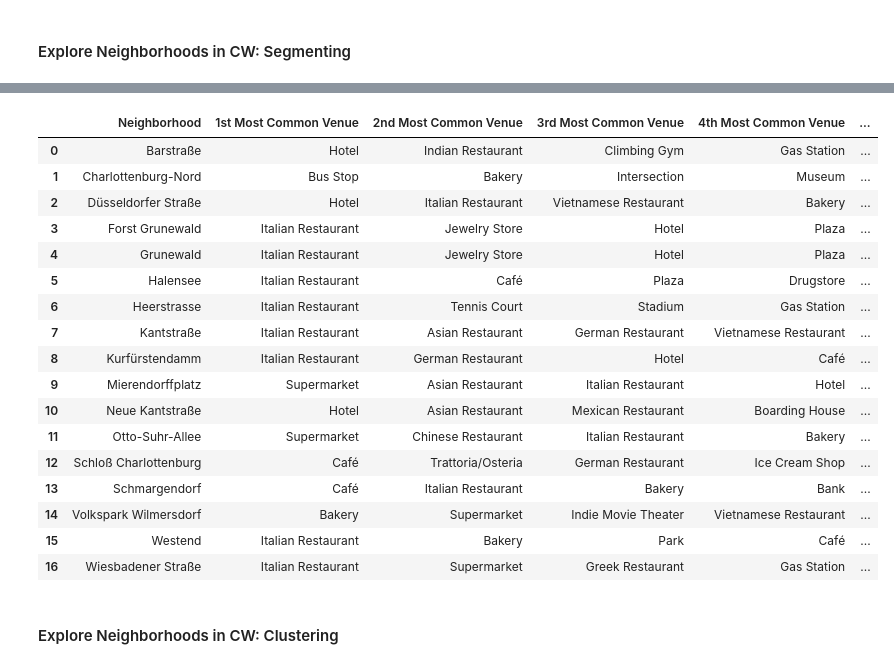
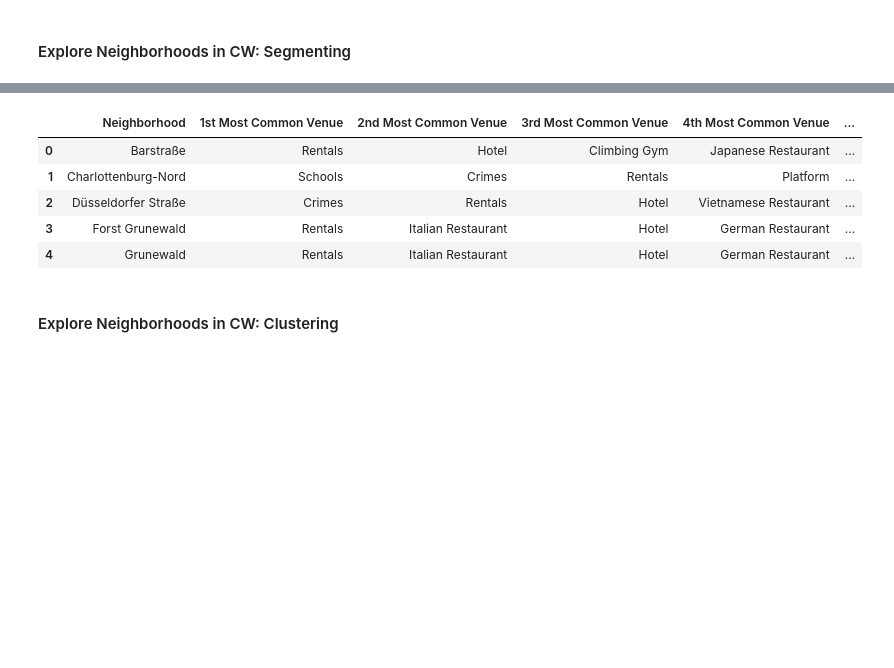
Before and after one commit to sergiusdell75/Coursera_Capstone, a Jupyter notebook: bon_modeling_and_evaluation.ipynb, the cells around one changed output, grey strips where cells are left out. Saved outputs shown, nothing was run; the diff lists cells and outputs as text; code cells hidden in the pictures; blank space fills up the shorter version.

```diff
--- a/bon_modeling_and_evaluation.ipynb
+++ b/bon_modeling_and_evaluation.ipynb
@@ -31,0 +146,2 @@ cw_data.head()
+# %%
+weightedRents=yhat/6
@@ -31,0 +150,7 @@ cw_data.head()
+# %%
+# load crime years data to use in the predictions
+pred_data=pd.read_pickle("crimeprediction_cw.pkl")
+pred_data.sort_index(axis=0,inplace=True)
+pred_data = pred_data.replace(' ','', regex=True)
+pred_data=pred_data.astype(float)
+pred_data.head()
@@ -31,0 +236,15 @@ cw_data.head()
+# %%
+# create one more column based on the total crime rite
+def color(elev):
+    if elev in range(0,2000):
+        col = 0
+    elif elev in range(2001,3999):
+        col = 1
+    elif elev in range(4000,5999):
+        col = 2
+    else:
+        col=  3
+    return col
+
+weightedRates=[color(x) for x in pred_data['Year 2018'].to_list()]
+print(weightedRates)
@@ -81,0 +305,5 @@ cw_grouped.shape
+# %%
+cw_grouped['Schools']=weightedSchools
+cw_grouped['Crimes'] =weightedRates #weightedCrimes
+cw_grouped['Rentals']=weightedRents
+cw_grouped.head(3)
@@ -118,45 +351,33 @@ def return_most_common_venues(row, num_top_venues):
     return row_categories_sorted.index.values[0:num_top_venues]
 # %%
 # create the new dataframe and display the top 5 venues for each neighborhood
-num_top_venues = 5
+num_top_venues = 10
 
 indicators = ['st', 'nd', 'rd']
 
 # create columns according to number of top venues
 columns = ['Neighborhood']
 for ind in np.arange(num_top_venues):
     try:
         columns.append('{}{} Most Common Venue'.format(ind+1, indicators[ind]))
     except:
         columns.append('{}th Most Common Venue'.format(ind+1))
 
 # create a new dataframe
 neighborhoods_venues_sorted = pd.DataFrame(columns=columns)
 neighborhoods_venues_sorted['Neighborhood'] = cw_grouped['Neighborhood']
 
 for ind in np.arange(cw_grouped.shape[0]):
     neighborhoods_venues_sorted.iloc[ind, 1:] = return_most_common_venues(cw_grouped.iloc[ind, :], num_top_venues)
 
-neighborhoods_venues_sorted.head(20)
+neighborhoods_venues_sorted.head(5)
 # %% [output]
 |  | Neighborhood | 1st Most Common Venue | 2nd Most Common Venue | 3rd Most Common Venue | 4th Most Common Venue | ... |
-| 0 | Barstraße | Hotel | Indian Restaurant | Climbing Gym | Gas Station | ... |
-| 1 | Charlottenburg-Nord | Bus Stop | Bakery | Intersection | Museum | ... |
-| 2 | Düsseldorfer Straße | Hotel | Italian Restaurant | Vietnamese Restaurant | Bakery | ... |
-| 3 | Forst Grunewald | Italian Restaurant | Jewelry Store | Hotel | Plaza | ... |
-| 4 | Grunewald | Italian Restaurant | Jewelry Store | Hotel | Plaza | ... |
-| 5 | Halensee | Italian Restaurant | Café | Plaza | Drugstore | ... |
-| 6 | Heerstrasse | Italian Restaurant | Tennis Court | Stadium | Gas Station | ... |
-| 7 | Kantstraße | Italian Restaurant | Asian Restaurant | German Restaurant | Vietnamese Restaurant | ... |
-| 8 | Kurfürstendamm | Italian Restaurant | German Restaurant | Hotel | Café | ... |
-| 9 | Mierendorffplatz | Supermarket | Asian Restaurant | Italian Restaurant | Hotel | ... |
-| 10 | Neue Kantstraße | Hotel | Asian Restaurant | Mexican Restaurant | Boarding House | ... |
-| 11 | Otto-Suhr-Allee | Supermarket | Chinese Restaurant | Italian Restaurant | Bakery | ... |
-| 12 | Schloß Charlottenburg | Café | Trattoria/Osteria | German Restaurant | Ice Cream Shop | ... |
-| 13 | Schmargendorf | Café | Italian Restaurant | Bakery | Bank | ... |
-| 14 | Volkspark Wilmersdorf | Bakery | Supermarket | Indie Movie Theater | Vietnamese Restaurant | ... |
-| 15 | Westend | Italian Restaurant | Bakery | Park | Café | ... |
-| 16 | Wiesbadener Straße | Italian Restaurant | Supermarket | Greek Restaurant | Gas Station | ... |
+| 0 | Barstraße | Rentals | Hotel | Climbing Gym | Japanese Restaurant | ... |
+| 1 | Charlottenburg-Nord | Schools | Crimes | Rentals | Platform | ... |
+| 2 | Düsseldorfer Straße | Crimes | Rentals | Hotel | Vietnamese Restaurant | ... |
+| 3 | Forst Grunewald | Rentals | Italian Restaurant | Hotel | German Restaurant | ... |
+| 4 | Grunewald | Rentals | Italian Restaurant | Hotel | German Restaurant | ... |
 # %% [markdown]
 #### Explore Neighborhoods in CW: Clustering
 # %%
```
Also changed, not shown: parts of 45 cells of this notebook, 2 other files.
